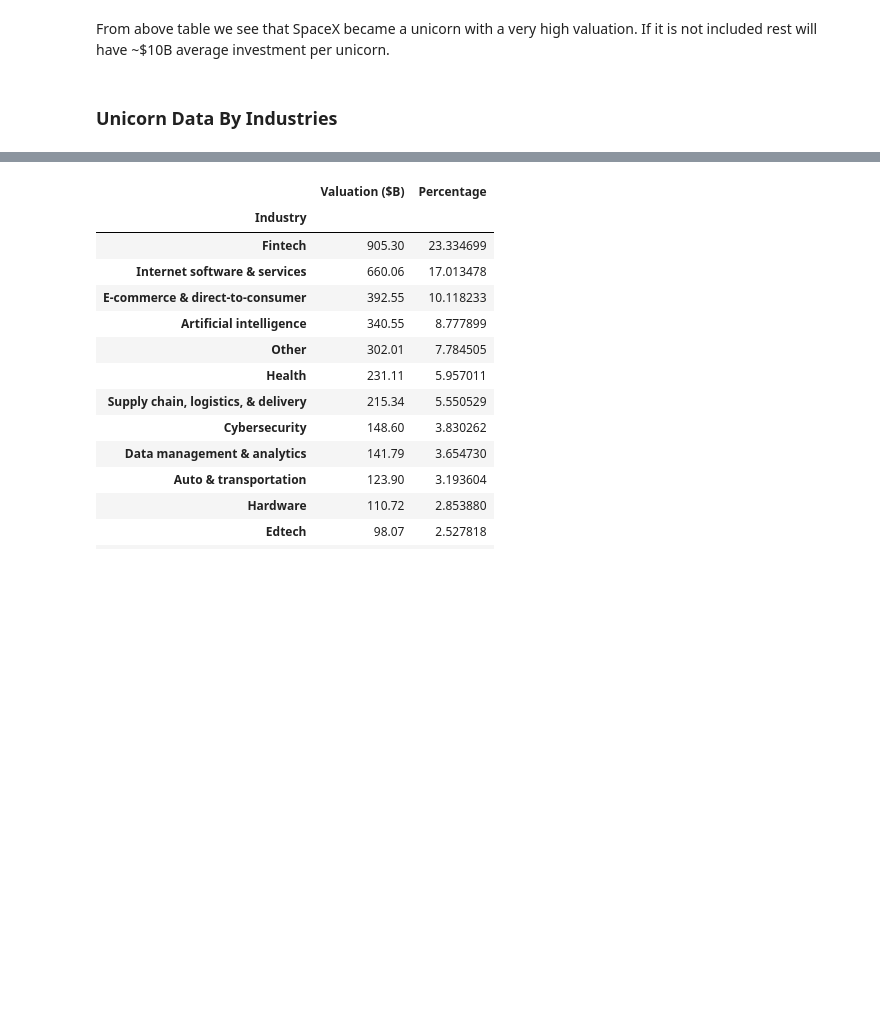
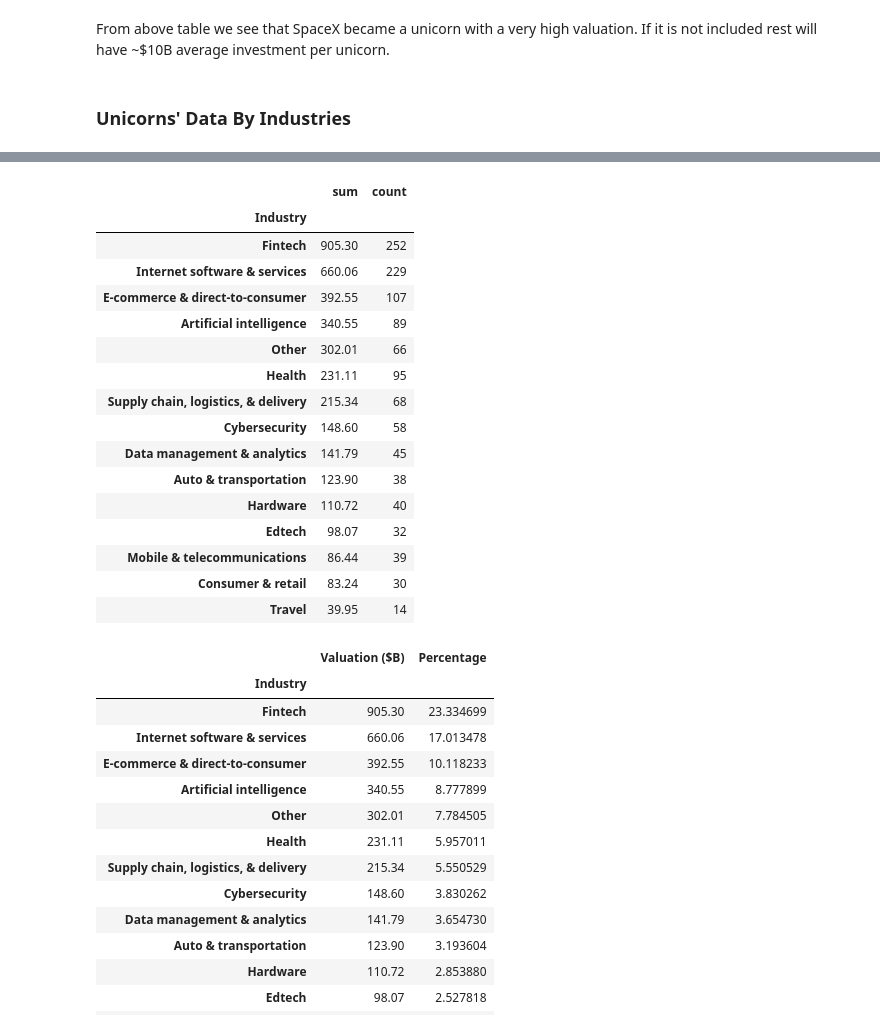
Before and after one commit to mstft/Entrepreneurship_Data_Analysis, a Jupyter notebook: Unicorns_Statistics.ipynb, the cells around one changed output, grey strips where cells are left out. Cells and saved outputs as stored; diff of their text form; code cells hidden in the pictures; blank space fills up the shorter version.

Commit message:
Number of unicorns by industry is added

```diff
--- a/Unicorns_Statistics.ipynb
+++ b/Unicorns_Statistics.ipynb
@@ -308,7 +308,7 @@ unicorns_data[unicorns_data['Year'] == 2012]
 # %% [markdown]
 From above table we see that SpaceX became a unicorn with a very high valuation. If it is not included rest will have ~$10B average investment per unicorn.
 # %% [markdown]
-### Unicorn Data By Industries
+### Unicorns' Data By Industries
 # %%
 # Our data is
 unicorns_data.head()
@@ -319,6 +319,27 @@ unicorns_data.head()
 | 2 | SHEIN | 100.0 | China | Shenzhen | E-commerce & direct-to-consumer | 2018 | 7 | Tiger Global Management | Sequoia Capital China | ... |
 | 3 | Stripe | 95.0 | United States | San Francisco | Fintech | 2014 | 1 | Khosla Ventures | LowercaseCapital | ... |
 | 4 | Canva | 40.0 | Australia | Surry Hills | Internet software & services | 2018 | 1 | Sequoia Capital China | Blackbird Ventures | ... |
+# %%
+# Number of unicorns in each industry and their total valuation ($B)
+unicorns_data.groupby(by='Industry').agg(['sum','count'])['Valuation ($B)'].sort_values(by='sum', ascending=False)
+# %% [output]
+|  | sum | count |
+| Industry |  |  |
+| Fintech | 905.30 | 252 |
+| Internet software & services | 660.06 | 229 |
+| E-commerce & direct-to-consumer | 392.55 | 107 |
+| Artificial intelligence | 340.55 | 89 |
+| Other | 302.01 | 66 |
+| Health | 231.11 | 95 |
+| Supply chain, logistics, & delivery | 215.34 | 68 |
+| Cybersecurity | 148.60 | 58 |
+| Data management & analytics | 141.79 | 45 |
+| Auto & transportation | 123.90 | 38 |
+| Hardware | 110.72 | 40 |
+| Edtech | 98.07 | 32 |
+| Mobile & telecommunications | 86.44 | 39 |
+| Consumer & retail | 83.24 | 30 |
+| Travel | 39.95 | 14 |
 # %%
 # If we groupby our data by industries we can get how much invested in each industry
 unicorn_industry_total = unicorns_data.groupby(by=['Industry']).sum()[['Valuation ($B)']]
```
Also changed, not shown: parts of 1 cell of this notebook.
